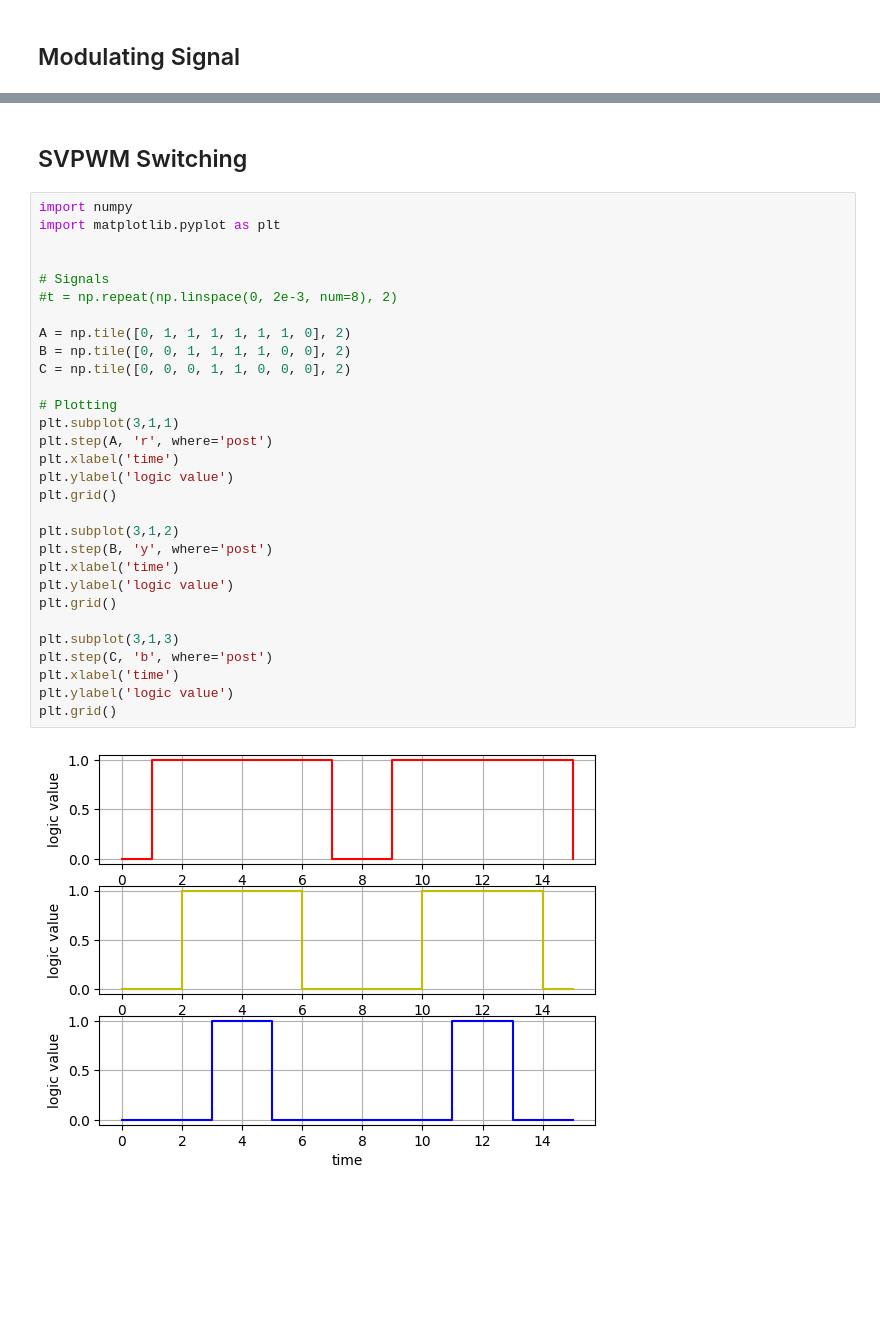
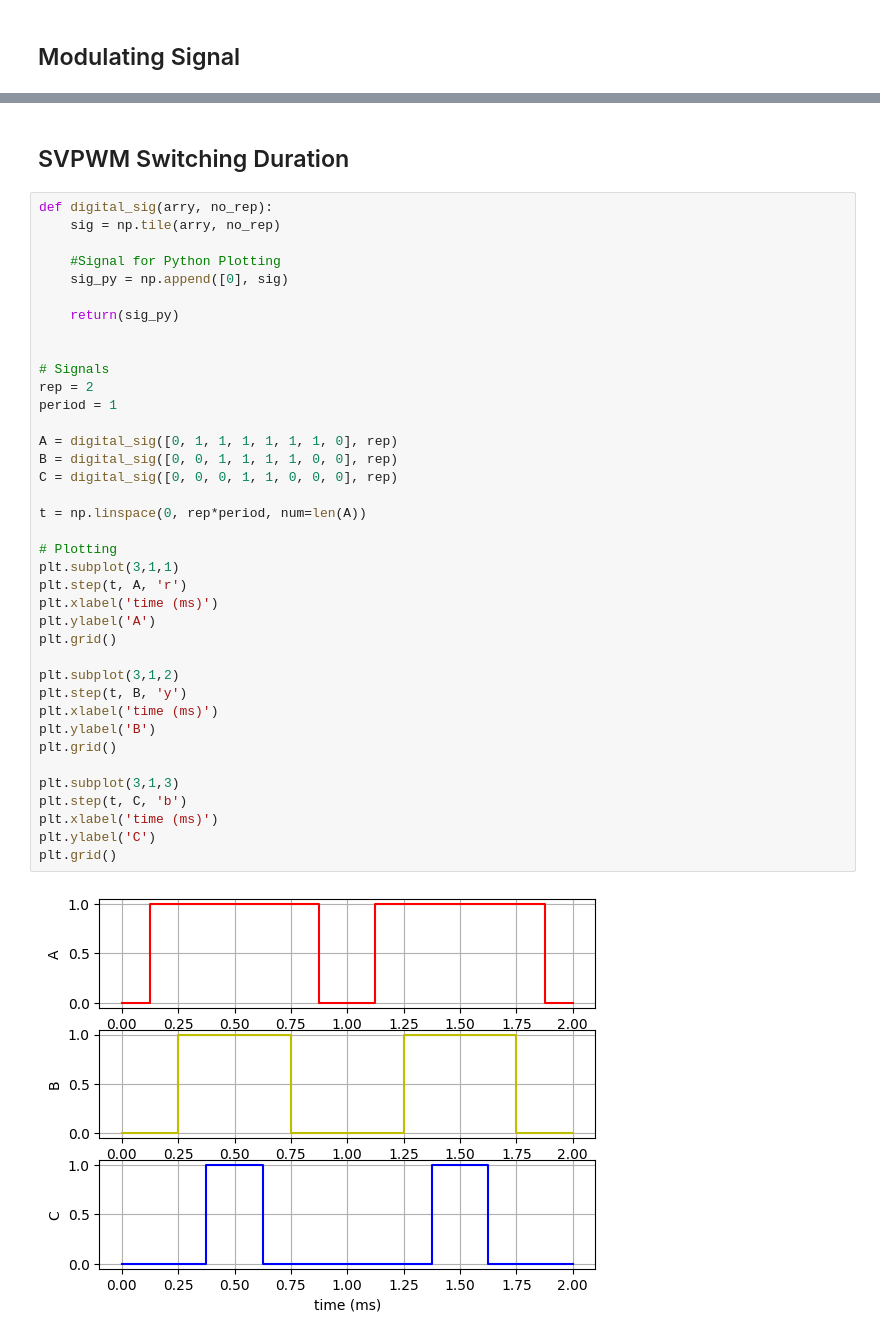
Before and after one commit to sunnyiisc/Three-Phase-Inverter-12VDC-to-440VAC-3ph--50Hz, a Jupyter notebook: 3_phase_Inverter.ipynb, the cells around one changed output, grey strips where cells are left out. Drawn from its saved outputs; the diff is of its cells as text; blank space fills up the shorter version.

```diff
--- a/3_phase_Inverter.ipynb
+++ b/3_phase_Inverter.ipynb
@@ -44,34 +103,42 @@ plt.show()
 # %% [markdown]
-## SVPWM Switching
+## SVPWM Switching Duration
 # %%
-import numpy
-import matplotlib.pyplot as plt
+def digital_sig(arry, no_rep):
+    sig = np.tile(arry, no_rep)
+
+    #Signal for Python Plotting
+    sig_py = np.append([0], sig)
+
+    return(sig_py)
 
 
 # Signals
-#t = np.repeat(np.linspace(0, 2e-3, num=8), 2)
+rep = 2
+period = 1
 
-A = np.tile([0, 1, 1, 1, 1, 1, 1, 0], 2)
-B = np.tile([0, 0, 1, 1, 1, 1, 0, 0], 2)
-C = np.tile([0, 0, 0, 1, 1, 0, 0, 0], 2)
+A = digital_sig([0, 1, 1, 1, 1, 1, 1, 0], rep)
+B = digital_sig([0, 0, 1, 1, 1, 1, 0, 0], rep)
+C = digital_sig([0, 0, 0, 1, 1, 0, 0, 0], rep)
+
+t = np.linspace(0, rep*period, num=len(A))
 
 # Plotting
 plt.subplot(3,1,1)
-plt.step(A, 'r', where='post')
-plt.xlabel('time')
-plt.ylabel('logic value')
+plt.step(t, A, 'r')
+plt.xlabel('time (ms)')
+plt.ylabel('A')
 plt.grid()
 
 plt.subplot(3,1,2)
-plt.step(B, 'y', where='post')
-plt.xlabel('time')
-plt.ylabel('logic value')
+plt.step(t, B, 'y')
+plt.xlabel('time (ms)')
+plt.ylabel('B')
 plt.grid()
 
 plt.subplot(3,1,3)
-plt.step(C, 'b', where='post')
-plt.xlabel('time')
-plt.ylabel('logic value')
+plt.step(t, C, 'b')
+plt.xlabel('time (ms)')
+plt.ylabel('C')
 plt.grid()
 # %% [output]
-[figure, old version]
+[figure, new version]
```
Also changed, not shown: parts of 8 cells of this notebook.
